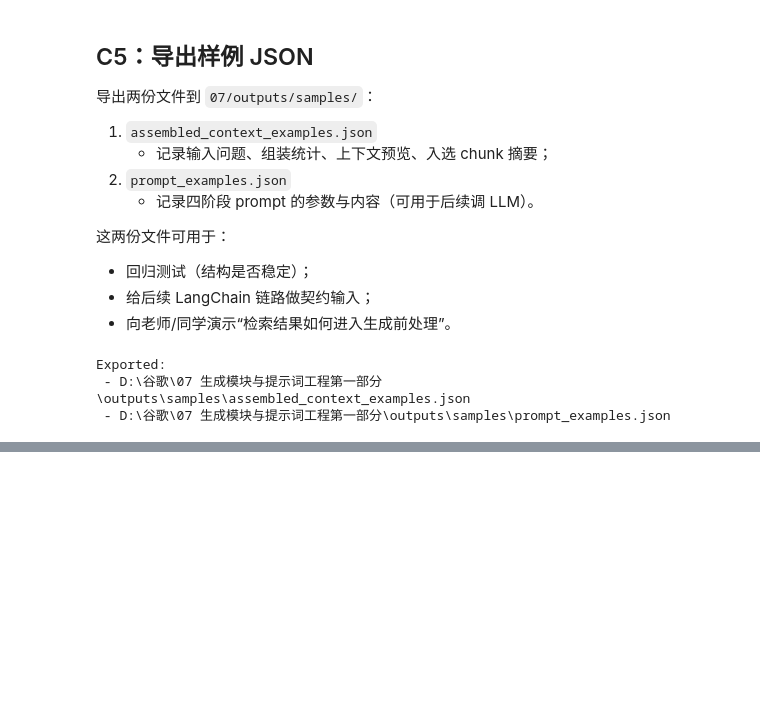
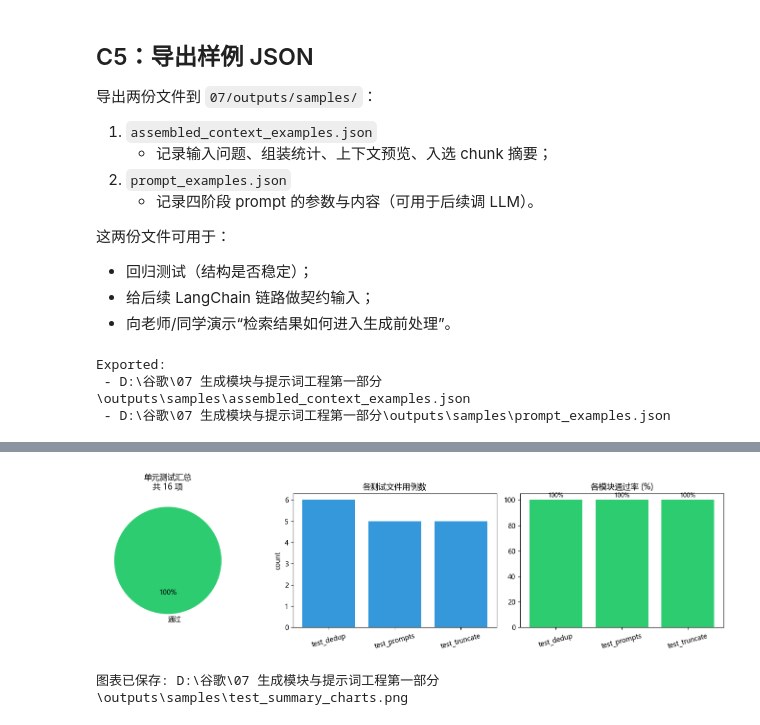
Before and after one commit to SanXue-YG/Med-LLM-RAG-Internship, a Jupyter notebook: 07 生成模块与提示词工程第一部分/notebooks/generation-prompting.ipynb, the cells around one changed output, grey strips where cells are left out. Saved outputs shown, nothing was run; the diff lists cells and outputs as text; code cells hidden in the pictures; blank space fills up the shorter version.

```diff
--- a/07 生成模块与提示词工程第一部分/notebooks/generation-prompting.ipynb
+++ b/07 生成模块与提示词工程第一部分/notebooks/generation-prompting.ipynb
@@ -319,0 +620,69 @@ Exported:
+# %%
+# --- 2) 测试汇总可视化 ---
+# 若只跑了本格、未跑 C7-1，尝试从已保存的 stdout 重新解析
+if "df_tests" not in globals() or df_tests.empty or "module" not in df_tests.columns:
+    _stdout_path = STAGE07 / "outputs" / "samples" / "test_report_stdout.txt"
+    if _stdout_path.exists():
+        _text = ANSI_RE.sub("", _stdout_path.read_text(encoding="utf-8"))
+        _records = [
+            {
+                "module": m.group(1).replace(".py", ""),
+                "test_name": m.group(2),
+                "status": m.group(3),
+                "passed": m.group(3) == "PASSED",
+            }
+            for m in re.finditer(
+                r"(test_\w+\.py)::(\S+)\s+(PASSED|FAILED|SKIPPED|ERROR)",
+                _text,
+            )
+        ]
+        if _records:
+            df_tests = pd.DataFrame(_records)
+            _summary = re.search(r"(\d+)\s+passed(?:,\s+(\d+)\s+failed)?", _text)
+            passed_count = int(_summary.group(1)) if _summary else int(df_tests["passed"].sum())
+            failed_count = int(_summary.group(2) or 0) if _summary else int((~df_tests["passed"]).sum())
+            print(f"已从 {_stdout_path.name} 重新解析 {len(df_tests)} 条用例")
+
+if df_tests.empty or "module" not in df_tests.columns:
+    raise RuntimeError(
+        "df_tests 为空，无法绘图。请先运行 C7-1，"
+        "并确认 test_report_stdout.txt 中有 PASSED 行。"
+    )
+
+fig, axes = plt.subplots(1, 3, figsize=(14, 4))
+
+# 2a) 总体通过/失败饼图
+axes[0].pie(
+    [passed_count, failed_count] if failed_count else [passed_count],
+    labels=(["通过", "失败"] if failed_count else ["通过"]),
+    colors=(["#2ecc71", "#e74c3c"] if failed_count else ["#2ecc71"]),
+    autopct="%1.0f%%",
+    startangle=90,
+)
+axes[0].set_title(f"单元测试汇总\n共 {len(df_tests)} 项")
+
+# 2b) 各模块用例数
+module_counts = df_tests.groupby("module").size().sort_index()
+axes[1].bar(module_counts.index, module_counts.values, color="#3498db")
+axes[1].set_title("各测试文件用例数")
+axes[1].set_ylabel("count")
+axes[1].tick_params(axis="x", rotation=15)
+
+# 2c) 各模块通过率
+module_pass = df_tests.groupby("module")["passed"].mean() * 100
+colors = ["#2ecc71" if v == 100 else "#e74c3c" for v in module_pass.values]
+axes[2].bar(module_pass.index, module_pass.values, color=colors)
+axes[2].set_ylim(0, 105)
+axes[2].set_title("各模块通过率 (%)")
+axes[2].tick_params(axis="x", rotation=15)
+for i, v in enumerate(module_pass.values):
+    axes[2].text(i, v + 2, f"{v:.0f}%", ha="center", fontsize=9)
+
+plt.tight_layout()
+chart_summary_path = REPORT_DIR / "test_summary_charts.png"
+plt.savefig(chart_summary_path, dpi=150, bbox_inches="tight")
+plt.show()
+print("图表已保存:", chart_summary_path)
+# %% [output]
+[figure, added]
+图表已保存: D:\谷歌\07 生成模块与提示词工程第一部分\outputs\samples\test_summary_charts.png
```
Also changed, not shown: parts of 7 cells of this notebook, 12 other files.
